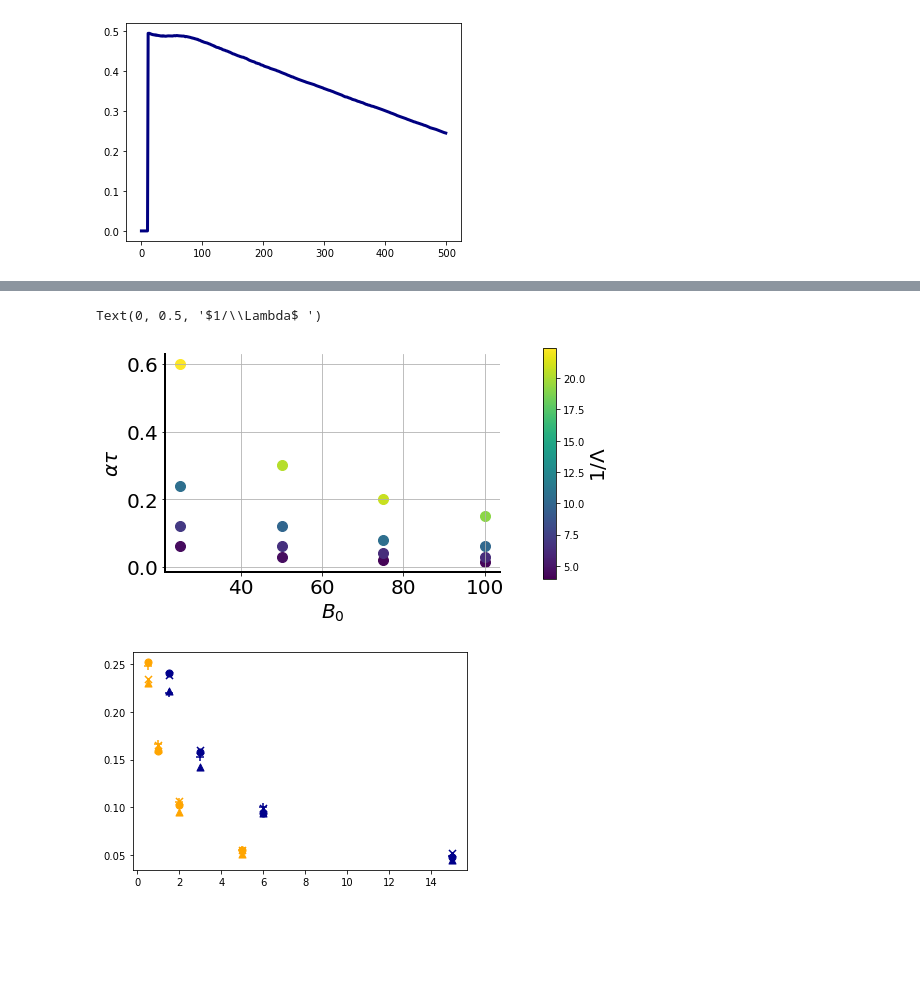
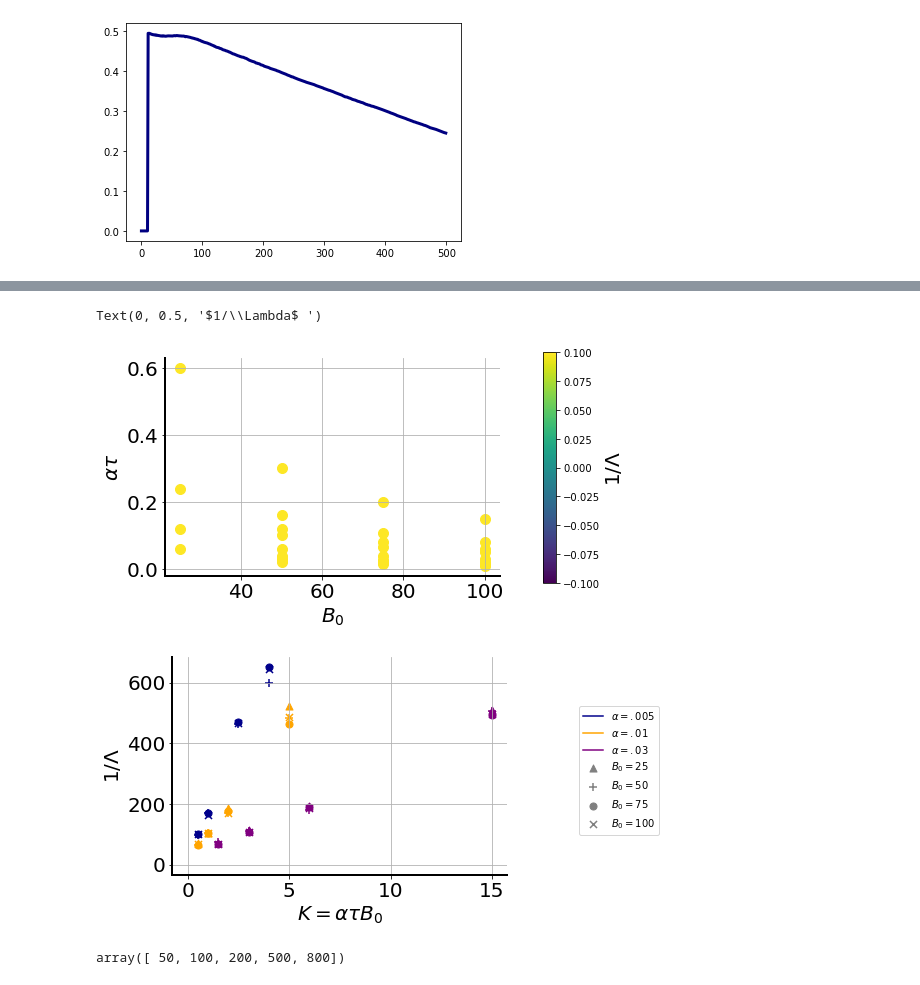
Before and after one commit to nkrishnan94/phage-abm, a Jupyter notebook: Het decay sde solve.ipynb, the cells around one changed output, grey strips where cells are left out. Saved outputs shown, nothing was run; the diff lists cells and outputs as text; code cells hidden in the pictures; blank space fills up the shorter version.

```diff
--- a/Het decay sde solve.ipynb
+++ b/Het decay sde solve.ipynb
@@ -81,7 +83,7 @@ colors = ['navy', 'orange', 'purple', 'maroon','grey']
 
 
     #ax.plot(np.mean(harr[0,i,:,:300],axis=0),lw=3,c = colors[i],label=r'$\tau$ = '+str(taus[i]))
-y=np.mean(np.log(harr[2,3,0,:,:10000]),axis=0)
+y=np.mean(np.log(harr[0,3,1,:,:10000]),axis=0)
 x=np.arange(0,10000*1,1)[:len(y)]
 ax.plot(x,y,lw=3,c = colors[i],label=r'Sim. data')
     #ax.plot(np.mean(harr[1,i,1,:,:5\300],axis=0),lw=3,c = colors[i],label=r'$\tau$ = '+str(taus[i]))
@@ -138,14 +140,20 @@ IndexError: index 1 is out of bounds for axis 2 with size 1
 [figure]
 # %%
 data= np.zeros((len(Bsims),len(taus),len(alphas)))
-
+tss = np.array([0.03,0.03,0.05,0.1,0.08])
 for t, tau in enumerate(taus):
     for B, Bsim in enumerate(Bsims):
         for a, alpha in enumerate(alphas):
             #for n in rannge(samp):
             het = np.mean(np.log(harr[B,t,a,:,:]),axis=0)
-            ts = np.argwhere(het>np.log(0.1))[-1][0]
-            tf =np.argwhere(~np.isinf(het))[-1][0]
-            data[B,t,a] = -np.polyfit(hx_arr[ts:tf]-50000,het[ts:tf],1)[0]
+            try:
+                ts = np.argwhere(het>np.log(tss[t]))[-1][0]
+            except:
+                ts=0
+            try:
+                tf =np.argwhere(~np.isinf(het))[-1][0]
+            except:
+                tf=len(het)
+            data[B,t,a] = -np.polyfit(np.arange(len(het[ts:tf])),het[ts:tf],1)[0]
             print(B,t,a,ts,tf,data[B,t,a])
 # %% [output]
@@ -296,7 +310,7 @@ normalize = matplotlib.colors.Normalize(vmin=lmin, vmax=lmax)
 
 for t, tau in enumerate(taus):
     for B, Bsim in enumerate(Bsims):
-        #im= plt.scatter(Bsim,(tau*.01/Bsim), c = 1/data[B,t,0],cmap=colormap,norm=normalize,s=100)
+        im= plt.scatter(Bsim,(tau*.01/Bsim), c = 1/data[B,t,0],cmap=colormap,norm=normalize,s=100)
         im= ax.scatter(Bsim,(tau*.03/Bsim), c = 1/data[B,t,1],cmap=colormap,norm=normalize,s=100)
 
 
@@ -322,14 +336,50 @@ cbaxes.set_ylabel('$1/\Lambda$ ',fontsize=20)
 #cbaxes.set_yticklabels([str(n) for n in y_ticklabes[:-1]]+[str(y_ticklabes[-1])+r"$\times 10^4 $"],fontsize=20)
 # %% [output]
 Text(0, 0.5, '$1/\\Lambda$ ')
-[figure, old version]
+[figure, new version]
 # %%
+fig,ax=plt.subplots()
 markers=["^","+","o","x"]
+
+
+ax.scatter(tau*0.005,1/data[0,t,0],cmap=colormap,norm=normalize,s=50,marker=markers[0],
+           c='grey',label=r'$B_0 = 25$')
+ax.scatter(tau*0.005,1/data[0,t,0],cmap=colormap,norm=normalize,s=50,marker=markers[1],
+           c='grey',label=r'$B_0 = 50$')
+ax.scatter(tau*0.005,1/data[0,t,0],cmap=colormap,norm=normalize,s=50,marker=markers[2],
+           c='grey',label=r'$B_0 = 75$')
+ax.scatter(tau*0.005,1/data[0,t,0],cmap=colormap,norm=normalize,s=50,marker=markers[3],
+           c='grey',label=r'$B_0 = 100$')
+
+
+ax.plot(0,0,c='darkblue',label= r'$\alpha = .005$')
+ax.plot(0,0,c='orange',label= r'$\alpha = .01$')
+ax.plot(0,0,c='purple',label= r'$\alpha = .03$')
 for t, tau in enumerate(taus):
     for B, Bsim in enumerate(Bsims):
         #im= plt.scatter(Bsim,(tau*.01/Bsim), c = 1/data[B,t,0],cmap=colormap,norm=normalize,s=100)
-        plt.scatter(tau*0.03,data[B,t,1],cmap=colormap,norm=normalize,s=50,marker=markers[B],c='darkblue')
-        plt.scatter(tau*0.01,data[B,t,0],cmap=colormap,norm=normalize,s=50,marker=markers[B],c='orange')
+        ax.scatter(tau*0.005,1/data[B,t,0],cmap=colormap,norm=normalize,s=50,marker=markers[B],c='darkblue')
+        ax.scatter(tau*0.03,1/data[B,t,2],cmap=colormap,norm=normalize,s=50,marker=markers[B],c='purple')
+        ax.scatter(tau*0.01,1/data[B,t,1],cmap=colormap,norm=normalize,s=50,marker=markers[B],c='orange')
         #plt.scatter(tau*Bsim*.01,1/data[B,t,1],cmap=colormap,norm=normalize,s=100)
+
+
+
+ax.plot()
+ax.grid()
+ax.legend(bbox_to_anchor=(1.2,.8))
+
+for axis in ['left','bottom']:
+    ax.spines[axis].set_linewidth(2)
+ax.spines['right'].set_visible(False)
+ax.spines['top'].set_visible(False)
+ax.set_xlabel(r'$K = \alpha \tau B_0$',fontsize=20)
+ax.set_ylabel(r'$1/ \Lambda$',fontsize=20)
+ax.xaxis.set_tick_params(labelsize=20)
+ax.yaxis.set_tick_params(labelsize=20)
 # %% [output]
-[figure, old version]
+[figure, new version]
+# %%
+taus
+# %% [output]
+array([ 50, 100, 200, 500, 800])
```
Also changed, not shown: parts of 13 cells of this notebook, 3 other files.
